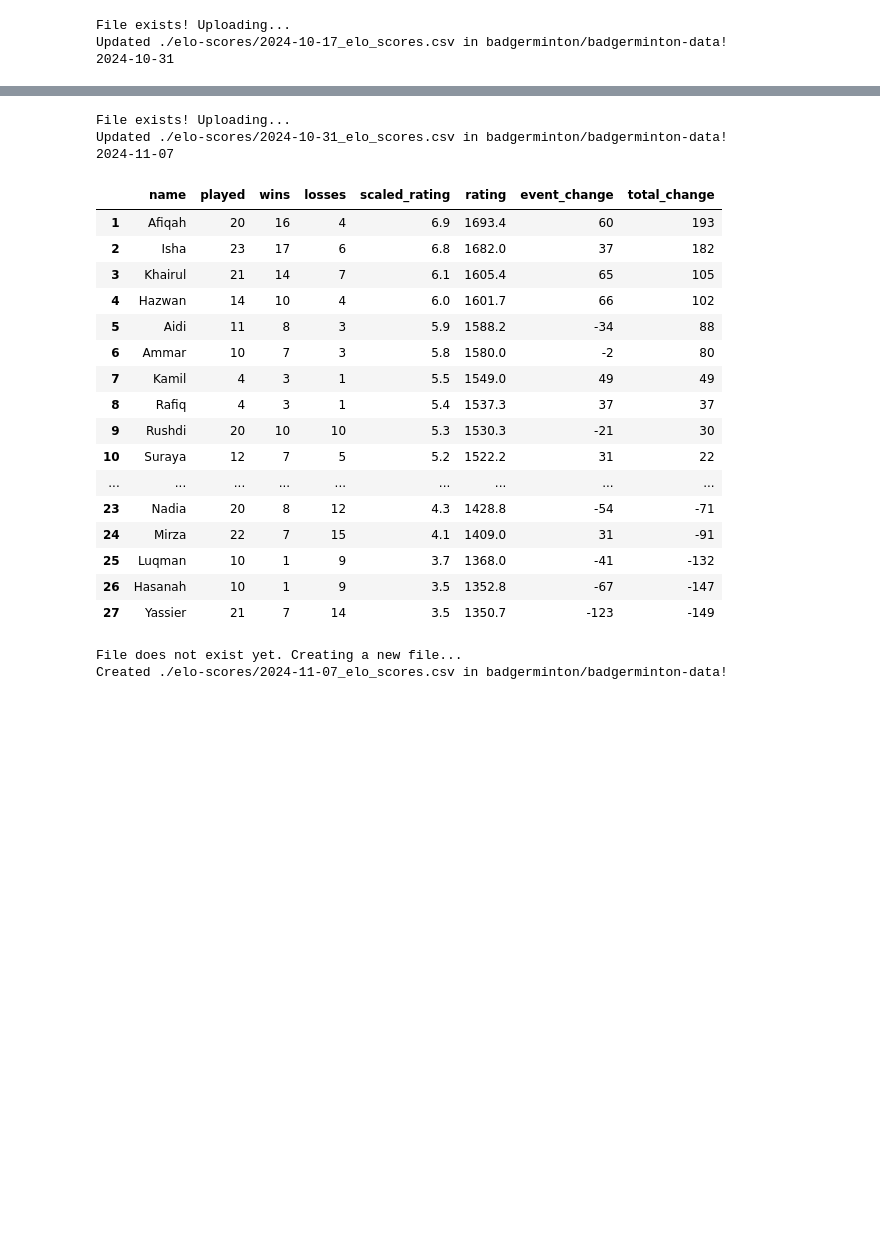
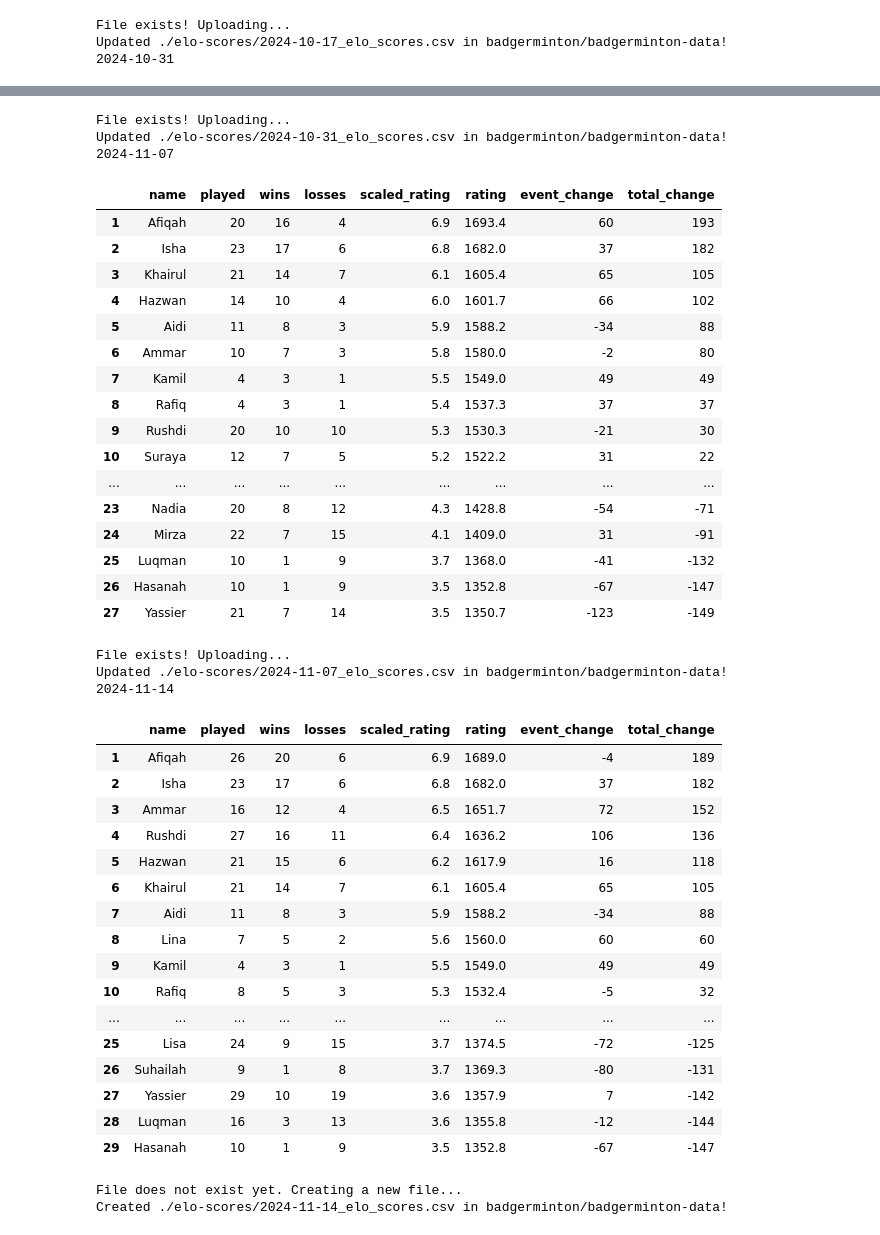
Before and after one commit to BadgerMinton/badgerminton-pipeline, a Jupyter notebook: calculate.ipynb, the cells around one changed output, grey strips where cells are left out. Cells and saved outputs as stored; diff of their text form; code cells hidden in the pictures; blank space fills up the shorter version.

```diff
--- a/calculate.ipynb
+++ b/calculate.ipynb
@@ -284,7 +284,13 @@ def get_last_event_rating_change(rating_history: list[Rating]) -> float:
 
 player_dict: dict[str, Player] = {}
 
-for badminton_date in ["2024-10-10", "2024-10-17", "2024-10-31", "2024-11-07"]:
+for badminton_date in [
+    "2024-10-10",
+    "2024-10-17",
+    "2024-10-31",
+    "2024-11-07",
+    "2024-11-14",
+]:
     df = pd.read_csv(
         f"https://raw.githubusercontent.com/BadgerMinton/badgerminton-data/refs/heads/main/matches/{badminton_date}_match_results.csv"
     )
@@ -453,32 +459,52 @@ Updated ./elo-scores/2024-10-17_elo_scores.csv in badgerminton/badgerminton-data
 | 7 | Khairul | 15 | 9 | 6 | 5.4 | 1540.4 | 1 | 40 |
 | 8 | Rafiq | 4 | 3 | 1 | 5.4 | 1537.3 | 37 | 37 |
 | 9 | Hazwan | 9 | 6 | 3 | 5.4 | 1535.6 | 6 | 36 |
 | 10 | Shazwan | 9 | 6 | 3 | 5.3 | 1530.7 | 2 | 31 |
 | ... | ... | ... | ... | ... | ... | ... | ... | ... |
 | 23 | Suhailah | 5 | 1 | 4 | 4.5 | 1449.5 | -51 | -51 |
 | 24 | Mujahid | 16 | 6 | 10 | 4.3 | 1430.9 | 14 | -69 |
 | 25 | Mirza | 16 | 4 | 12 | 3.8 | 1378.0 | 9 | -122 |
 | 26 | Luqman | 10 | 1 | 9 | 3.7 | 1368.0 | -41 | -132 |
 | 27 | Hasanah | 10 | 1 | 9 | 3.5 | 1352.8 | -67 | -147 |
 File exists! Uploading...
 Updated ./elo-scores/2024-10-31_elo_scores.csv in badgerminton/badgerminton-data!
 2024-11-07
 |  | name | played | wins | losses | scaled_rating | rating | event_change | total_change |
 | 1 | Afiqah | 20 | 16 | 4 | 6.9 | 1693.4 | 60 | 193 |
 | 2 | Isha | 23 | 17 | 6 | 6.8 | 1682.0 | 37 | 182 |
 | 3 | Khairul | 21 | 14 | 7 | 6.1 | 1605.4 | 65 | 105 |
 | 4 | Hazwan | 14 | 10 | 4 | 6.0 | 1601.7 | 66 | 102 |
 | 5 | Aidi | 11 | 8 | 3 | 5.9 | 1588.2 | -34 | 88 |
 | 6 | Ammar | 10 | 7 | 3 | 5.8 | 1580.0 | -2 | 80 |
 | 7 | Kamil | 4 | 3 | 1 | 5.5 | 1549.0 | 49 | 49 |
 | 8 | Rafiq | 4 | 3 | 1 | 5.4 | 1537.3 | 37 | 37 |
 | 9 | Rushdi | 20 | 10 | 10 | 5.3 | 1530.3 | -21 | 30 |
 | 10 | Suraya | 12 | 7 | 5 | 5.2 | 1522.2 | 31 | 22 |
 | ... | ... | ... | ... | ... | ... | ... | ... | ... |
 | 23 | Nadia | 20 | 8 | 12 | 4.3 | 1428.8 | -54 | -71 |
 | 24 | Mirza | 22 | 7 | 15 | 4.1 | 1409.0 | 31 | -91 |
 | 25 | Luqman | 10 | 1 | 9 | 3.7 | 1368.0 | -41 | -132 |
 | 26 | Hasanah | 10 | 1 | 9 | 3.5 | 1352.8 | -67 | -147 |
 | 27 | Yassier | 21 | 7 | 14 | 3.5 | 1350.7 | -123 | -149 |
-File does not exist yet. Creating a new file...
-Created ./elo-scores/2024-11-07_elo_scores.csv in badgerminton/badgerminton-data!
+File exists! Uploading...
+Updated ./elo-scores/2024-11-07_elo_scores.csv in badgerminton/badgerminton-data!
+2024-11-14
+|  | name | played | wins | losses | scaled_rating | rating | event_change | total_change |
+| 1 | Afiqah | 26 | 20 | 6 | 6.9 | 1689.0 | -4 | 189 |
+| 2 | Isha | 23 | 17 | 6 | 6.8 | 1682.0 | 37 | 182 |
+| 3 | Ammar | 16 | 12 | 4 | 6.5 | 1651.7 | 72 | 152 |
+| 4 | Rushdi | 27 | 16 | 11 | 6.4 | 1636.2 | 106 | 136 |
+| 5 | Hazwan | 21 | 15 | 6 | 6.2 | 1617.9 | 16 | 118 |
+| 6 | Khairul | 21 | 14 | 7 | 6.1 | 1605.4 | 65 | 105 |
+| 7 | Aidi | 11 | 8 | 3 | 5.9 | 1588.2 | -34 | 88 |
+| 8 | Lina | 7 | 5 | 2 | 5.6 | 1560.0 | 60 | 60 |
+| 9 | Kamil | 4 | 3 | 1 | 5.5 | 1549.0 | 49 | 49 |
+| 10 | Rafiq | 8 | 5 | 3 | 5.3 | 1532.4 | -5 | 32 |
+| ... | ... | ... | ... | ... | ... | ... | ... | ... |
+| 25 | Lisa | 24 | 9 | 15 | 3.7 | 1374.5 | -72 | -125 |
+| 26 | Suhailah | 9 | 1 | 8 | 3.7 | 1369.3 | -80 | -131 |
+| 27 | Yassier | 29 | 10 | 19 | 3.6 | 1357.9 | 7 | -142 |
+| 28 | Luqman | 16 | 3 | 13 | 3.6 | 1355.8 | -12 | -144 |
+| 29 | Hasanah | 10 | 1 | 9 | 3.5 | 1352.8 | -67 | -147 |
+File does not exist yet. Creating a new file...
+Created ./elo-scores/2024-11-14_elo_scores.csv in badgerminton/badgerminton-data!
```
Also changed, not shown: 2 other files.
